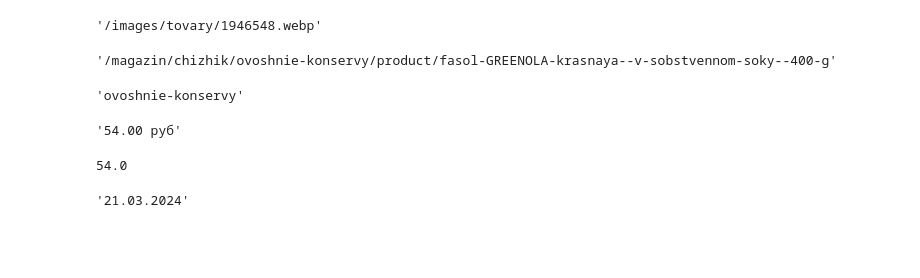
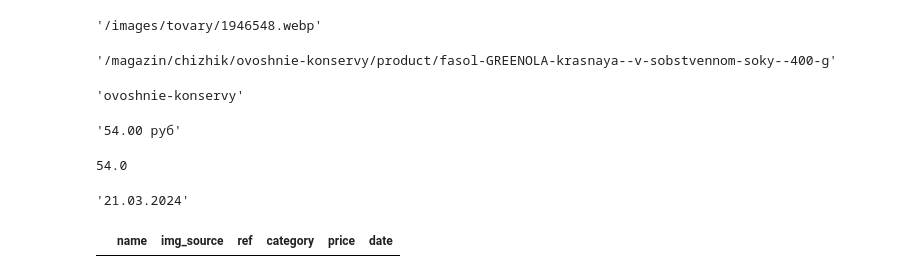
Before and after one commit to SenhorMaestro/Shop_parsing, a Jupyter notebook: shop_parsing.ipynb, the cells around one changed output. Drawn from its saved outputs; the diff is of its cells as text; code cells hidden in the pictures; blank space fills up the shorter version.

```diff
--- a/shop_parsing.ipynb
+++ b/shop_parsing.ipynb
@@ -69,3 +69,8 @@ date = res.find('div', class_ = "col-6 col-md-6")
 date.small.text
 # %% [output]
 '21.03.2024'
+# %%
+df = pd.DataFrame(columns=['name','img_source','ref','category','price','date'])
+df
+# %% [output]
+|  | name | img_source | ref | category | price | date |
```
Also changed, not shown: parts of 5 cells of this notebook.
